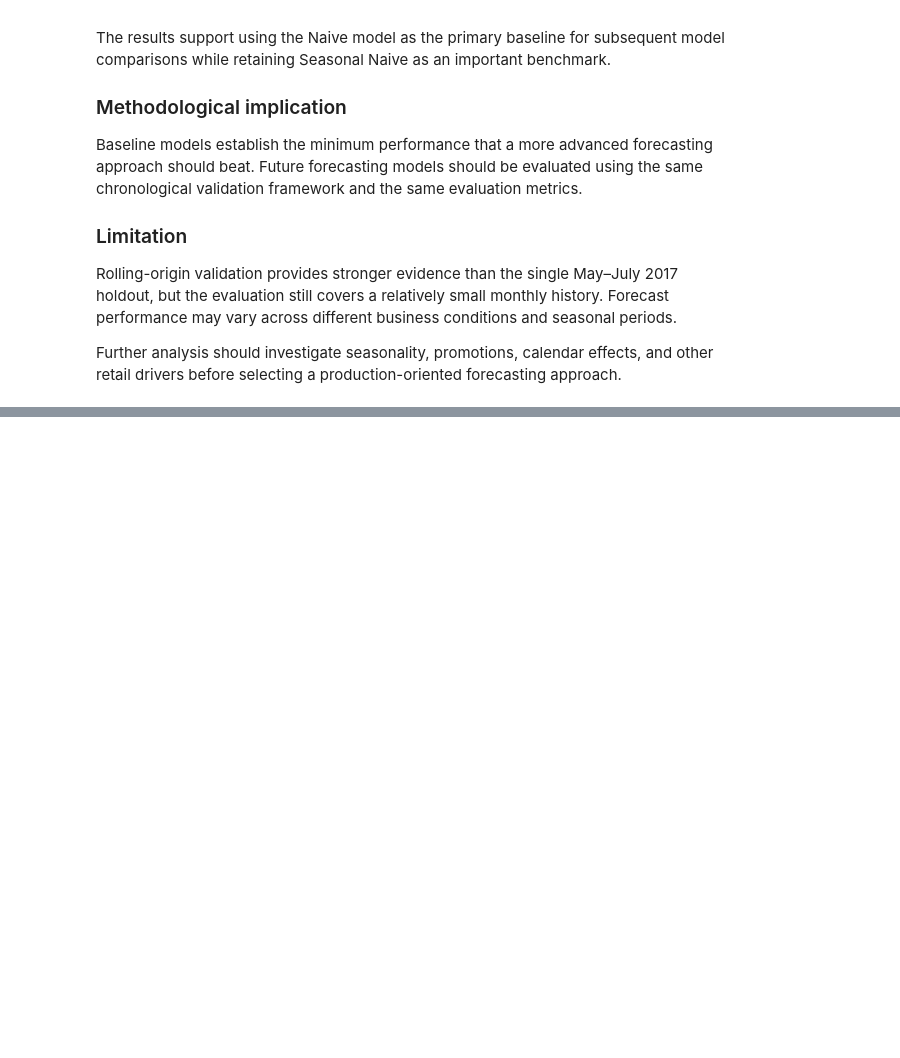
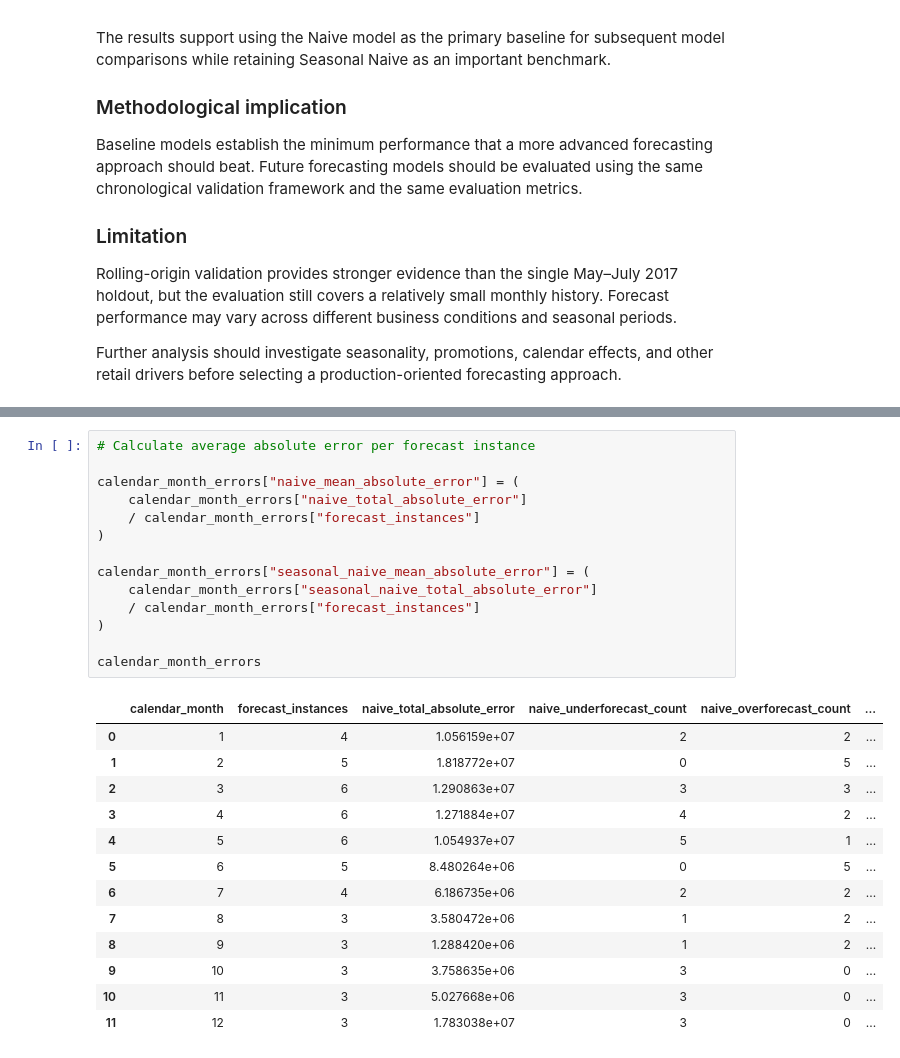
Before and after one commit to Abu-Hozaifa-Retail-Analyst/retail-sales-forecasting, a Jupyter notebook: notebooks/01_data_quality/02_initial_data_profiling.ipynb, the cells around one changed output, grey strips where cells are left out. Cells and saved outputs as stored; diff of their text form; blank space fills up the shorter version.

```diff
--- a/notebooks/01_data_quality/02_initial_data_profiling.ipynb
+++ b/notebooks/01_data_quality/02_initial_data_profiling.ipynb
@@ -9408,0 +9678,28 @@ forecasting approach.
+# %%
+# Calculate average absolute error per forecast instance
+
+calendar_month_errors["naive_mean_absolute_error"] = (
+    calendar_month_errors["naive_total_absolute_error"]
+    / calendar_month_errors["forecast_instances"]
+)
+
+calendar_month_errors["seasonal_naive_mean_absolute_error"] = (
+    calendar_month_errors["seasonal_naive_total_absolute_error"]
+    / calendar_month_errors["forecast_instances"]
+)
+
+calendar_month_errors
+# %% [output]
+|  | calendar_month | forecast_instances | naive_total_absolute_error | naive_underforecast_count | naive_overforecast_count | ... |
+| 0 | 1 | 4 | 1.056159e+07 | 2 | 2 | ... |
+| 1 | 2 | 5 | 1.818772e+07 | 0 | 5 | ... |
+| 2 | 3 | 6 | 1.290863e+07 | 3 | 3 | ... |
+| 3 | 4 | 6 | 1.271884e+07 | 4 | 2 | ... |
+| 4 | 5 | 6 | 1.054937e+07 | 5 | 1 | ... |
+| 5 | 6 | 5 | 8.480264e+06 | 0 | 5 | ... |
+| 6 | 7 | 4 | 6.186735e+06 | 2 | 2 | ... |
+| 7 | 8 | 3 | 3.580472e+06 | 1 | 2 | ... |
+| 8 | 9 | 3 | 1.288420e+06 | 1 | 2 | ... |
+| 9 | 10 | 3 | 3.758635e+06 | 3 | 0 | ... |
+| 10 | 11 | 3 | 5.027668e+06 | 3 | 0 | ... |
+| 11 | 12 | 3 | 1.783038e+07 | 3 | 0 | ... |
```
Also changed, not shown: parts of 19 cells of this notebook, 1 other file.
